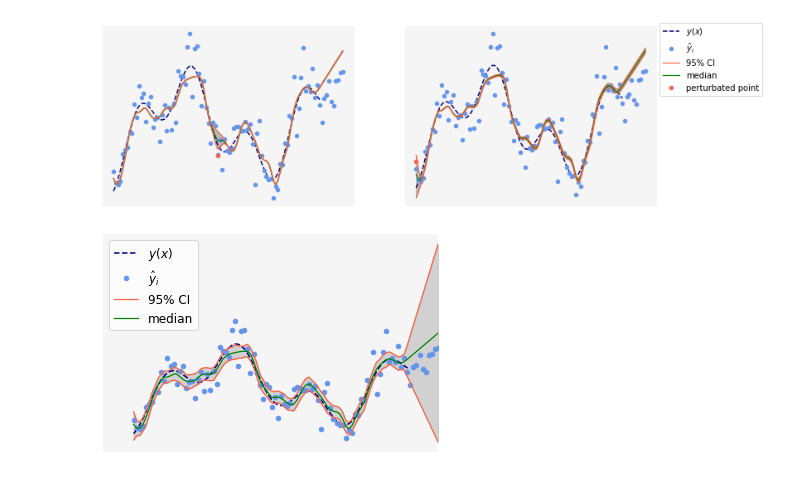
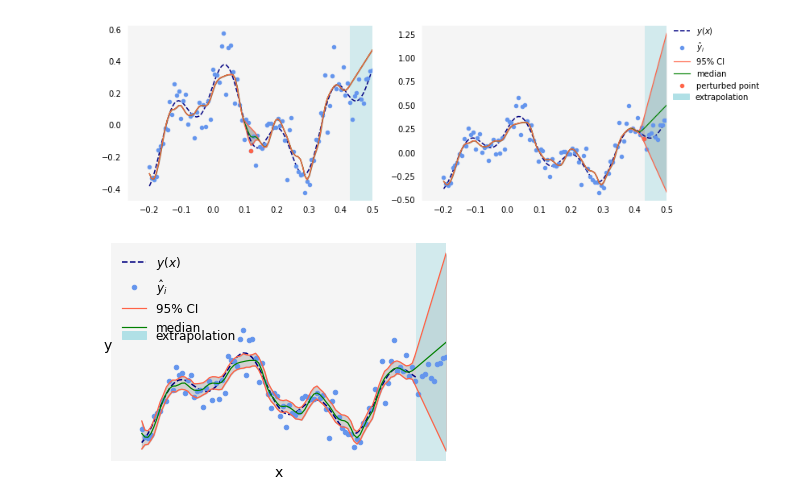
Before and after one commit to NikolineBalle/Bachelor, a Jupyter notebook: pertubations.ipynb, the cells around one changed output. Saved outputs shown, nothing was run; the diff lists cells and outputs as text; code cells hidden in the pictures.

```diff
--- a/pertubations.ipynb
+++ b/pertubations.ipynb
@@ -108,36 +109,39 @@ yhat = lambda_fun.y(x) + sigma * np.random.normal(loc = 0, scale = 1, size = x.s
 yall = lambda_fun.y(xall) + sigma * np.random.normal(loc = 0, scale = 1, size = xall.shape)
 
 min_center, med_center, max_center, allfit, datapoint_center, lam_center = pertubation(datapoint='center', a=a, b=b, p=p, yhat=yhat, x=x, xall=xall, n_fit=200, quantile=0.95)
-min_left, med_left, max_left, allfit, datapoint_left, lam_left = pertubation(datapoint='left', a=a, b=b, p=p, yhat=yhat, x=x, xall=xall, n_fit=200, quantile=0.95)
+min_left, med_left, max_left, allfit, datapoint_left, lam_left = pertubation(datapoint='right', a=a, b=b, p=p, yhat=yhat, x=x, xall=xall, n_fit=200, quantile=0.95)
 
 fig,ax = plt.subplots(1,2,figsize=(12, 4))
 
-ax[0].plot(x,lambda_fun.y(x),'--',color = 'navy', linewidth=1.5)
+ax[0].plot(xall,lambda_fun.y(xall),'--',color = 'navy', linewidth=1.5) #lambda_fun.y(x)
 ax[0].plot(xall,yall,'o',markersize = 4.5, color = 'cornflowerblue')
 ax[0].plot(xall,max_center,color = 'tomato', linewidth=1.2)
 ax[0].plot(xall,med_center,color = 'green', linewidth=1.2)
-ax[0].plot(x[datapoint_center], yhat[datapoint_center], 'o',markersize=4.5, color='tomato')
+ax[0].plot(xall[datapoint_center], yall[datapoint_center], 'o',markersize=4.5, color='tomato')
 ax[0].fill_between(xall, min_center, max_center, color='grey', alpha=0.5)
 ax[0].plot(xall,min_center,color = 'tomato', linewidth=1.2)
-ax[0].xaxis.set_visible(False)
-ax[0].yaxis.set_visible(False)
+ax[0].xaxis.set_visible(True)
+ax[0].yaxis.set_visible(True)
 ax[0].spines['bottom'].set_color('white')
 ax[0].spines['top'].set_color('white')
 ax[0].spines['right'].set_color('white')
 ax[0].spines['left'].set_color('white')
 ax[0].set_facecolor('whitesmoke')
 ax[0].tick_params(left=False, bottom = False, right = False, top = False)
+ax[0].axvspan(0.43, 0.5, facecolor='powderblue', alpha=0.5)
+ax[0].set_xlim([a-0.07,b+0.07])
 ax[0] = plt.gca()
 
-ax[1].plot(x,lambda_fun.y(x),'--',color = 'navy', linewidth=1.5)
+ax[1].plot(xall,lambda_fun.y(xall),'--',color = 'navy', linewidth=1.5)
 ax[1].plot(xall,yall,'o',markersize = 4.5, color = 'cornflowerblue')
 ax[1].plot(xall,max_left,color = 'tomato', linewidth=1.2)
 ax[1].plot(xall,med_left,color = 'green', linewidth=1.2)
-ax[1].plot(x[datapoint_left], yhat[datapoint_left], 'o',markersize=4.5, color='tomato')
+ax[1].plot(xall[datapoint_left], yall[datapoint_left], 'o',markersize=4.5, color='tomato')
 ax[1].fill_between(xall, min_left, max_left, color='grey', alpha=0.5)
 ax[1].plot(xall,min_left,color = 'tomato', linewidth=1.2)
-ax[1].xaxis.set_visible(False)
-ax[1].yaxis.set_visible(False)
+ax[1].xaxis.set_visible(True)
+ax[1].yaxis.set_visible(True)
+ax[1].set_xlim([a-0.07,b+0.07])
 ax[1].tick_params(left=False, bottom = False, right = False, top = False)
 ax[1] = plt.gca()
 ax[1].spines['bottom'].set_color('white')
@@ -145,33 +149,37 @@ ax[1].spines['top'].set_color('white')
 ax[1].spines['right'].set_color('white')
 ax[1].spines['left'].set_color('white')
 ax[1].set_facecolor('whitesmoke')
+ax[1].axvspan(0.43, 0.5, facecolor='powderblue', alpha=0.5)
+red_patch = mpatches.Patch(color='powderblue', label='extrapolation')
 
-line_labels = ["$y(x)$", "$\hat{y}_i$", "95% CI", "median", "perturbated point"]
-fig.legend([ax[0],ax[1]], labels=line_labels, bbox_to_anchor=(1.05, 0.74), loc="center right", borderaxespad=0.2)
+line_labels = ["$y(x)$", "$\hat{y}_i$", "95% CI", "median", "perturbed point"]
+fig.legend([ax[0],ax[1]], labels = line_labels, bbox_to_anchor=(1.04, 0.74), loc="center right", borderaxespad=0.2, frameon = False)
+fig.legend([ax[0],ax[1]], handles=[red_patch], bbox_to_anchor=(1.025, 0.572), loc="center right", borderaxespad=0.2, frameon = False)
+
 my_path = os.getcwd()
 fig.savefig(my_path + "/Plots/perturbation_onepoint.pdf", bbox_inches='tight')
 
 
 # Plotting the model generated with lambda_GML
 #fig2 = plt.figure()
 #plt.plot(x,lambda_fun.y(x),'--',color = 'navy', linewidth=1.5)
 #plt.plot(xall,yall,'o',markersize = 4.5, color = 'cornflowerblue')
 #plt.plot(xall,max_val,color = 'tomato', linewidth=1.2)
 #plt.plot(xall,med_val,color = 'green', linewidth=1.2)
 #plt.plot(x[datapoint], yhat[datapoint], 'o',markersize=4.5, color='tomato')
 #plt.fill_between(xall, min_val, max_val, color='grey', alpha=0.5)
 #plt.plot(xall,min_val,color = 'tomato', linewidth=1.2)
 #plt.xticks([])
 #plt.yticks([])
 #plt.xlim([a-0.07,b+0.07])
 #plt.tick_params(left=False, bottom = False, right = False, top = False)
 #plt.legend(['$y(x)$', '$\hat{y}_i$','model'], numpoints = 1, prop = {'size': 14}, loc = 0)
 #ax = plt.gca()
 #ax.set_facecolor('whitesmoke')
 #for spine in plt.gca().spines.values():
 #    spine.set_visible(False)
 # plt.title('Fit - pertubating a point', fontsize = 18)
 #plt.show()
 #fig2.savefig("pertubation_center.pdf", bbox_inches='tight')
 # %% [output]
-[figure, old version]
+[figure, new version]
@@ -178,6 +188,4 @@ fig.savefig(my_path + "/Plots/perturbation_onepoint.pdf", bbox_inches='tight')
 # %%
-res_min, res_med, res_max = pertubation_all(a=a, b=b, p=p, yhat=yhat, x=x, xall=xall, n_fit=200, quantile=0.95)
-
 # Plotting the model generated with lambda_GML
 fig2 = plt.figure()
 plt.plot(x,lambda_fun.y(x),'--',color = 'navy', linewidth=1.5)
@@ -188,16 +196,23 @@ plt.fill_between(xall, res_min, res_max, color='grey', alpha=0.3)
 plt.plot(xall,res_min,color = 'tomato', linewidth=1.2)
 plt.xticks([])
 plt.yticks([])
+plt.xlabel('x', fontsize = 14)
+plt.ylabel('y', rotation = 0, fontsize = 14)
 plt.xlim([a-0.07,b+0.07])
+plt.axvspan(0.43, 0.5, facecolor='powderblue', alpha=0.5, label = 'e')
 plt.tick_params(left=False, bottom = False, right = False, top = False)
-plt.legend(['$y(x)$', '$\hat{y}_i$','95% CI', 'median'], numpoints = 1, prop = {'size': 12}, loc = 0)
+plt.legend(['$y(x)$', '$\hat{y}_i$','95% CI', 'median'], numpoints = 1, prop = {'size': 12}, loc = 0, frameon = False)
+fig2.legend( handles=[red_patch], bbox_to_anchor=(0.43, 0.56), loc="center right", borderaxespad=0.2,prop = {'size': 12}, frameon = False)
+
+
 ax = plt.gca()
 ax.set_facecolor('whitesmoke')
 for spine in plt.gca().spines.values():
     spine.set_visible(False)
 # plt.title('Fit - pertubating a point', fontsize = 18)
+
 plt.show()
 my_path = os.getcwd()
 fig2.savefig(my_path + "/Plots/pertubation_all.pdf", bbox_inches='tight')
 # %% [output]
-[figure, old version]
+[figure, new version]
```
Also changed, not shown: parts of 2 cells of this notebook, 1 other file.
